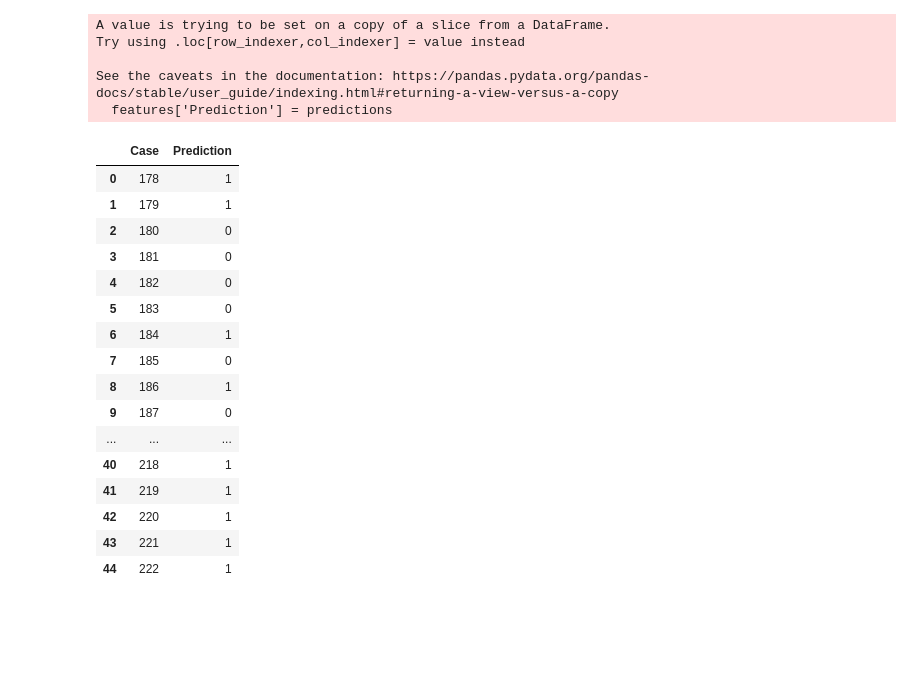
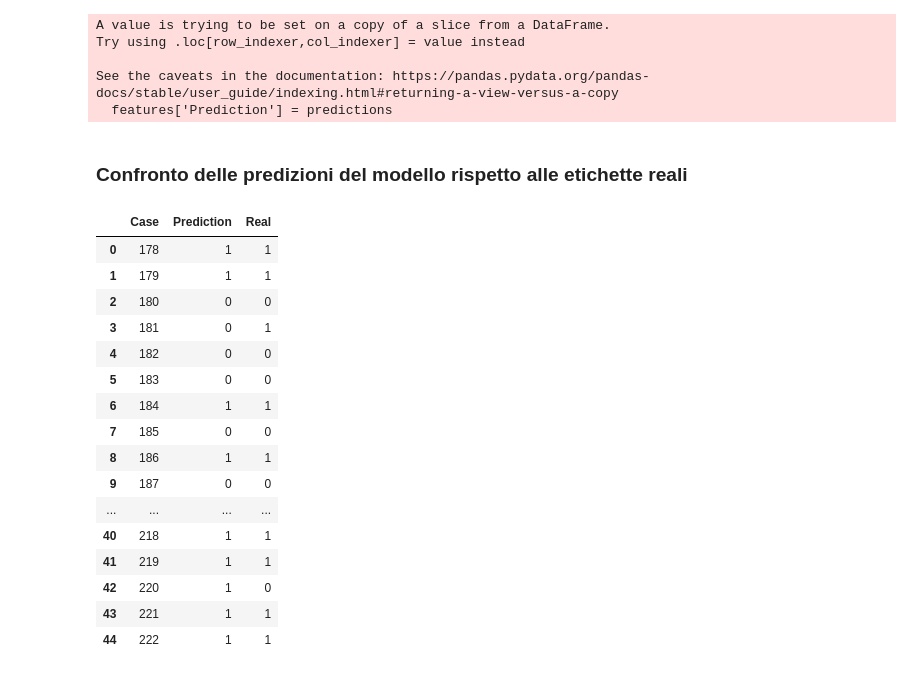
Before and after one commit to Antonet99/ProgettoManutenzione-python, a Jupyter notebook: Task1.ipynb, the cells around one changed output. Drawn from its saved outputs; the diff is of its cells as text; code cells hidden in the pictures; blank space fills up the shorter version.

Commit message:
task1+ task2+ inizio task3

```diff
--- a/Task1.ipynb
+++ b/Task1.ipynb
@@ -91 +98,3 @@ y_train = train_data["Condition"]
+# %%
+X_train, X_test, y_train, y_test = train_test_split(X, y, test_size=0.2, random_state=42)
 # %%
@@ -106,0 +151,7 @@ DONE.
+# %%
+#load del modello addestrato su Colab
+import pickle
+with open('trained_models/task1_RFmodel.pkl', 'rb') as file:
+    model = pickle.load(file)
+
+print(model)
@@ -107,6 +162,4 @@ DONE.
 # %%
-#Creazione dati di test
-
 # Caricare e concatenare i file CSV (Case178.csv-Case223.csv)
 data_frames = []
 for i in range(178, 223):
@@ -115,8 +168,8 @@ for i in range(178, 223):
     df['Case'] = i
     data_frames.append(df)
 
-test_data = pd.concat(data_frames, ignore_index=True)
-test_data
+prediction_data = pd.concat(data_frames, ignore_index=True)
+prediction_data
 # %% [output]
 |  | TIME | P1 | P2 | P3 | P4 | P5 | P6 | P7 | Case |
 | 0 | 0.000 | 2.000000 | 2.000000 | 2.000000 | 2.000000 | 2.000000 | 2.000000 | 2.000000 | 178 |
@@ -133,8 +186,8 @@ test_data
 54045 rows × 9 columns
 # %%
 # Preparazione dei dati di test
-features = test_data[["P1","P2","P3","P4","P5","P6","P7"]]
-case_col = test_data[["Case"]]
+features = prediction_data[["P1","P2","P3","P4","P5","P6","P7"]]
+case_col = prediction_data[["Case"]]
 
 # Predizione con il modello addestrato
 predictions = model.predict(features)
@@ -151,23 +204,33 @@ Try using .loc[row_indexer,col_indexer] = value instead
 
 See the caveats in the documentation: https://pandas.pydata.org/pandas-docs/stable/user_guide/indexing.html#returning-a-view-versus-a-copy
   features['Prediction'] = predictions
-# %%
-prediction_result
-# %% [output]
-|  | Case | Prediction |
-| 0 | 178 | 1 |
-| 1 | 179 | 1 |
-| 2 | 180 | 0 |
-| 3 | 181 | 0 |
-| 4 | 182 | 0 |
-| 5 | 183 | 0 |
-| 6 | 184 | 1 |
-| 7 | 185 | 0 |
-| 8 | 186 | 1 |
-| 9 | 187 | 0 |
-| ... | ... | ... |
-| 40 | 218 | 1 |
-| 41 | 219 | 1 |
-| 42 | 220 | 1 |
-| 43 | 221 | 1 |
-| 44 | 222 | 1 |
+# %% [markdown]
+### Confronto delle predizioni del modello rispetto alle etichette reali
+# %%
+df1 = pd.read_csv('answer.csv')
+df1 = df1[['ID', 'task1']]
+df1.columns = ['Case', 'Real']
+
+df2 = prediction_result
+
+merged_df = pd.merge(df2, df1, on='Case', how='left')
+merged_df.to_csv('./result/risultati_task1.csv', index=False)
+merged_df
+# %% [output]
+|  | Case | Prediction | Real |
+| 0 | 178 | 1 | 1 |
+| 1 | 179 | 1 | 1 |
+| 2 | 180 | 0 | 0 |
+| 3 | 181 | 0 | 1 |
+| 4 | 182 | 0 | 0 |
+| 5 | 183 | 0 | 0 |
+| 6 | 184 | 1 | 1 |
+| 7 | 185 | 0 | 0 |
+| 8 | 186 | 1 | 1 |
+| 9 | 187 | 0 | 0 |
+| ... | ... | ... | ... |
+| 40 | 218 | 1 | 1 |
+| 41 | 219 | 1 | 1 |
+| 42 | 220 | 1 | 0 |
+| 43 | 221 | 1 | 1 |
+| 44 | 222 | 1 | 1 |
```
Also changed, not shown: parts of 13 cells of this notebook, 4 other files.
